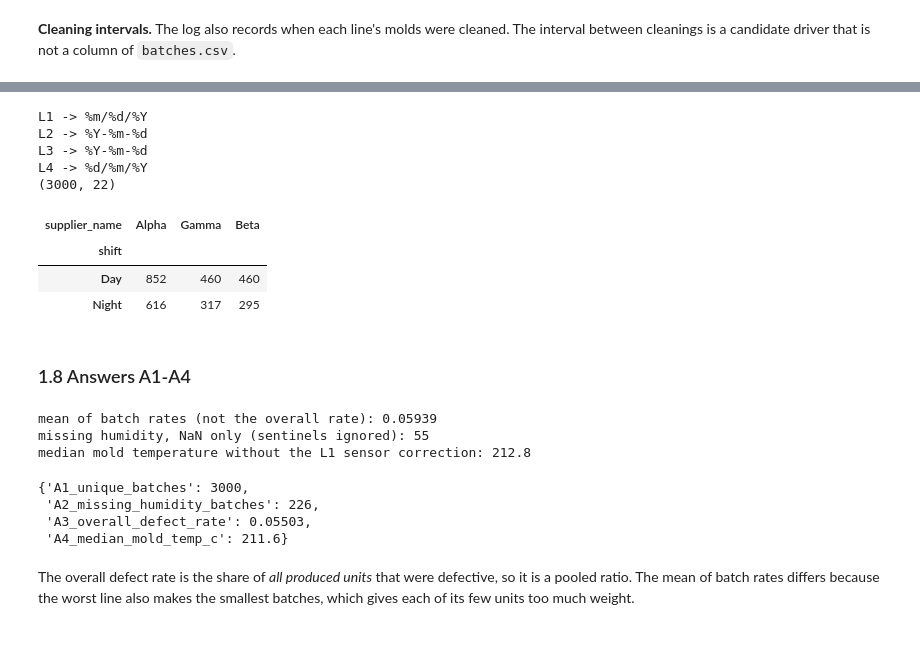
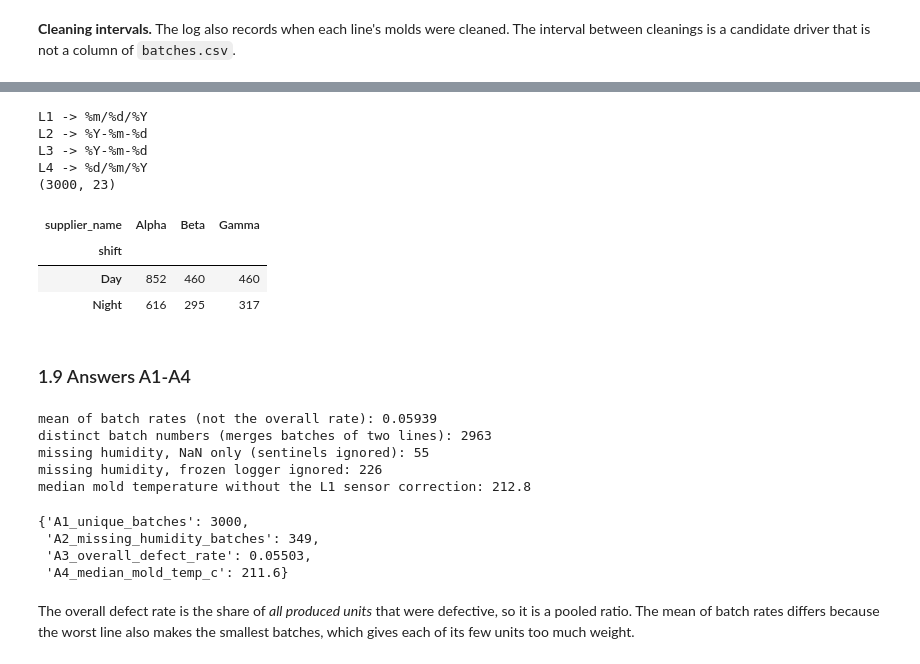
Before and after one commit to Embedded-Embodied-Intelligence/recruitment_task, a Jupyter notebook: reference/reference_solution.ipynb, the cells around one changed output, grey strips where cells are left out. Drawn from its saved outputs; the diff is of its cells as text; code cells hidden in the pictures.

```diff
--- a/reference/reference_solution.ipynb
+++ b/reference/reference_solution.ipynb
@@ -161,0 +172,14 @@ L3 sits around 410 while the other lines sit around 210. (410 - 32) × 5/9 ≈ 2
+# %%
+hum = raw.drop_duplicates().assign(date=dates)
+hum = hum[hum["humidity_pct"] >= 0].sort_values("date", kind="stable")   # valid readings, in time order
+
+def runs(s: pd.Series) -> pd.Series:
+    """Length of the run of identical consecutive readings that each reading belongs to."""
+    run_id = (s != s.shift()).cumsum()
+    return run_id.map(run_id.value_counts())
+
+hum["run"] = hum.groupby("line")["humidity_pct"].transform(runs)
+print(hum.groupby("line")["run"].max().to_frame("longest run of one identical reading").T.to_string())
+frozen = hum[hum["run"] >= 20]
+frozen.groupby("line").agg(value=("humidity_pct", "first"), first=("date", "min"), last=("date", "max"),
+                           readings=("humidity_pct", "size"))
@@ -202,7 +234,7 @@ Two lines step up, L1 at the sensor replacement and L3 in the second half of May
 def step(line, since, until="2026-01-01"):
     """Difference in differences of the reading (against L2 and L4, adjusted for the hall
     temperature) and of the defect logit (against L4, since L2 has its own regime change)."""
-    d = mt.assign(defects=raw["defective_units"], n=raw["units_produced"]).drop_duplicates("batch_id")
+    d = mt.assign(defects=raw["defective_units"], n=raw["units_produced"]).drop_duplicates()
     d = d[d["date"] < until]
     r = d[d["line"].isin([line, "L2", "L4"])]
     on, post = r["line"] == line, (r["line"] == line) & (r["date"] >= since)
@@ -235,5 +267,8 @@ The last row uses the effect of mold temperature on the defect logit, about 0.03
 # %%
 cl = maintenance[maintenance["event"] == "mold_cleaning"].sort_values(["line", "date"]).copy()
 cl["interval_days"] = cl.groupby("line")["date"].diff().dt.days
-cl.groupby(cl["date"].dt.month)["interval_days"].mean().round(1).to_frame("mean interval, days").T
+print(cl.groupby(cl["date"].dt.month)["interval_days"].mean().round(1).to_frame("mean interval, days").T.to_string(), "\n")
+print(cl.groupby("line")["interval_days"].max().to_frame("longest interval, days").T.to_string())
+long_gaps = cl[cl["interval_days"] > 45].assign(gap_start=lambda c: c["date"] - pd.to_timedelta(c["interval_days"], unit="D"))
+long_gaps[["line", "gap_start", "date", "interval_days"]]
 # %% [output]
@@ -246,61 +288,72 @@ Cleanings normally happen every 10-16 days, but in July and August the interval
 # %%
 def clean(raw: pd.DataFrame, suppliers: pd.DataFrame, maintenance: pd.DataFrame) -> pd.DataFrame:
     df = raw.drop_duplicates().copy()
     df["shift"] = df["shift"].str.strip().str[0].str.upper().map({"D": "Day", "N": "Night"})
     df["supplier_code"] = df["supplier_code"].str.strip().str.upper()
     df = df.merge(suppliers, on="supplier_code", how="left", validate="many_to_one")
     df["humidity_pct"] = df["humidity_pct"].where(df["humidity_pct"] >= 0)   # -1 -> NaN
+    df["production_date"] = parse_dates(df)                                   # one format per line
+    hum_valid = df[df["humidity_pct"].notna()].sort_values("production_date", kind="stable")
+    frozen = hum_valid.groupby("line")["humidity_pct"].transform(runs) >= 20
+    df.loc[frozen[frozen].index, "humidity_pct"] = np.nan                     # frozen L2 logger
     df["mold_temp"] = df["mold_temp"].where(df["mold_temp"] > 0)             # 0 -> NaN
     is_f = df["line"] == "L3"
     df.loc[is_f, "mold_temp"] = (df.loc[is_f, "mold_temp"] - 32) * 5 / 9   # degF -> degC
-    df["production_date"] = parse_dates(df)                                   # one format per line
     drift = (df["line"] == "L1") & (df["production_date"] >= "2025-04-14")
     df.loc[drift, "mold_temp"] -= round(SENSOR_OFFSET, 1)                     # biased L1 sensor
     cleanings = (maintenance.loc[maintenance["event"] == "mold_cleaning", ["line", "date"]]
                  .rename(columns={"date": "cleaned_on"}).sort_values("cleaned_on"))
     df = pd.merge_asof(df.sort_values("production_date"), cleanings, left_on="production_date",
                        right_on="cleaned_on", by="line", direction="backward")
     df["days_since_cleaning"] = (df["production_date"] - df["cleaned_on"]).dt.days
+    df["cleaning_unlogged"] = False                                           # inside an unexplained log gap
+    for _, g in long_gaps.iterrows():
+        df.loc[(df["line"] == g["line"]) & (df["production_date"] > g["gap_start"])
+               & (df["production_date"] < g["date"]), "cleaning_unlogged"] = True
     df["rate"] = df["defective_units"] / df["units_produced"]
-    return df.drop(columns="cleaned_on").sort_values("batch_id").reset_index(drop=True)
+    return df.drop(columns="cleaned_on").sort_values(["batch_id", "line"]).reset_index(drop=True)
 
 df = clean(raw, suppliers, maintenance)
 assert df["days_since_cleaning"].notna().all()
 assert df["shift"].notna().all() and df["supplier_name"].notna().all()
 assert df.groupby("line")["mold_temp"].median().between(195, 225).all()
 print(df.shape)
 df[["shift", "supplier_name"]].value_counts().unstack()
 # %% [output]
 L1 -> %m/%d/%Y
 L2 -> %Y-%m-%d
 L3 -> %Y-%m-%d
 L4 -> %d/%m/%Y
-(3000, 22)
+(3000, 23)
-| supplier_name | Alpha | Gamma | Beta |
+| supplier_name | Alpha | Beta | Gamma |
 | shift |  |  |  |
 | Day | 852 | 460 | 460 |
-| Night | 616 | 317 | 295 |
+| Night | 616 | 295 | 317 |
 # %% [markdown]
-### 1.8 Answers A1-A4
+### 1.9 Answers A1-A4
 # %%
 answers = {}
-answers["A1_unique_batches"] = int(df["batch_id"].nunique())
+answers["A1_unique_batches"] = len(df)   # distinct rows; a number can occur on two lines
 answers["A2_missing_humidity_batches"] = int(df["humidity_pct"].isna().sum())
 answers["A3_overall_defect_rate"] = round(float(df["defective_units"].sum() / df["units_produced"].sum()), 5)
 answers["A4_median_mold_temp_c"] = round(float(df["mold_temp"].median()), 2)
 
 print("mean of batch rates (not the overall rate):", round(df["rate"].mean(), 5))
+print("distinct batch numbers (merges batches of two lines):", raw["batch_id"].nunique())
 print("missing humidity, NaN only (sentinels ignored):", raw.drop_duplicates()["humidity_pct"].isna().sum())
+print("missing humidity, frozen logger ignored:", (raw.drop_duplicates()["humidity_pct"].fillna(-1) < 0).sum())
 print("median mold temperature without the L1 sensor correction:",
       round(float(df["mold_temp"].where(~((df["line"] == "L1") & (df["production_date"] >= "2025-04-14")),
                                         df["mold_temp"] + round(SENSOR_OFFSET, 1)).median()), 2))
 answers
 # %% [output]
 mean of batch rates (not the overall rate): 0.05939
+distinct batch numbers (merges batches of two lines): 2963
 missing humidity, NaN only (sentinels ignored): 55
+missing humidity, frozen logger ignored: 226
 median mold temperature without the L1 sensor correction: 212.8
 {'A1_unique_batches': 3000,
- 'A2_missing_humidity_batches': 226,
+ 'A2_missing_humidity_batches': 349,
  'A3_overall_defect_rate': 0.05503,
  'A4_median_mold_temp_c': 211.6}
 # %% [markdown]
```
Also changed, not shown: parts of 31 cells of this notebook, 11 other files.
